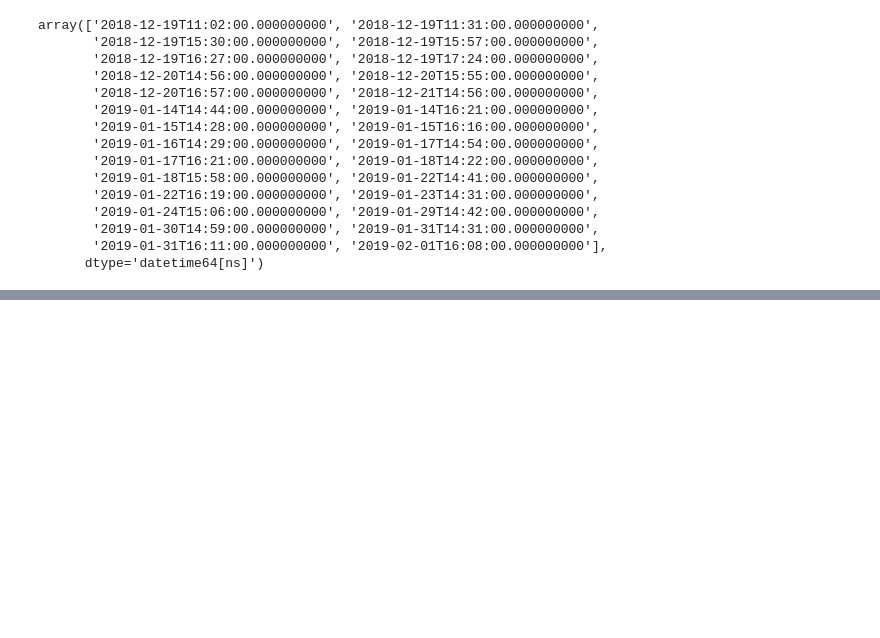
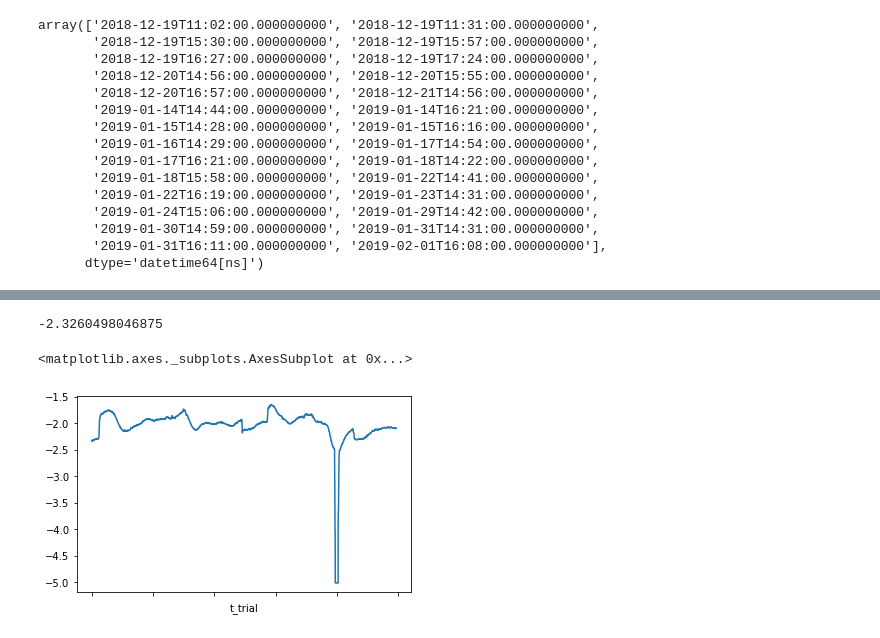
Before and after one commit to schlich/vns, a Jupyter notebook: data_exploration.ipynb, the cells around one changed output, grey strips where cells are left out. Saved outputs shown, nothing was run; the diff lists cells and outputs as text; code cells hidden in the pictures; blank space fills up the shorter version.

Commit message:
identifying blinks

```diff
--- a/data_exploration.ipynb
+++ b/data_exploration.ipynb
@@ -277,0 +285,15 @@ pupils.loc[100].plot()
+# %%
+# loop through every session and every trial of vns on
+# find any blink (defined as <= -4.7, and change it to NaN)
+#for date in vns_sessions:
+trial_count = 0
+curr_sess = vns_on_eye[vns_on_eye['Session'] == '2019-01-23 15:39:00']['Pupils']
+for t in range(0,len(curr_sess.groupby(level = 0))):
+    trial_count = trial_count + 1
+    if (trial_count % 25 == 0):
+        print(trial_count)
+    for pupil in range(0,len(curr_sess.loc[t])):
+        if (curr_sess.loc[t][pupil] <= -4.7):
+            curr_sess.loc[t][pupil] = np.nan
+vns_on_eye[vns_on_eye['Session'] == date]['Pupils'] = curr_sess
+print(trial_count)
@@ -277,0 +308,3 @@ pupils.loc[100].plot()
+# %%
+pupils = vns_on_eye[vns_on_eye['Session'] == '2019-01-23 15:39:00']['Pupils']
+pupils
@@ -277,0 +325,9 @@ pupils.loc[100].plot()
+# %%
+pupils.loc[100][4]
+# %% [output]
+-2.3260498046875
+# %%
+pupils.plot()
+# %% [output]
+<matplotlib.axes._subplots.AxesSubplot at 0x...>
+[figure, added]
```
Also changed, not shown: parts of 13 cells of this notebook.
